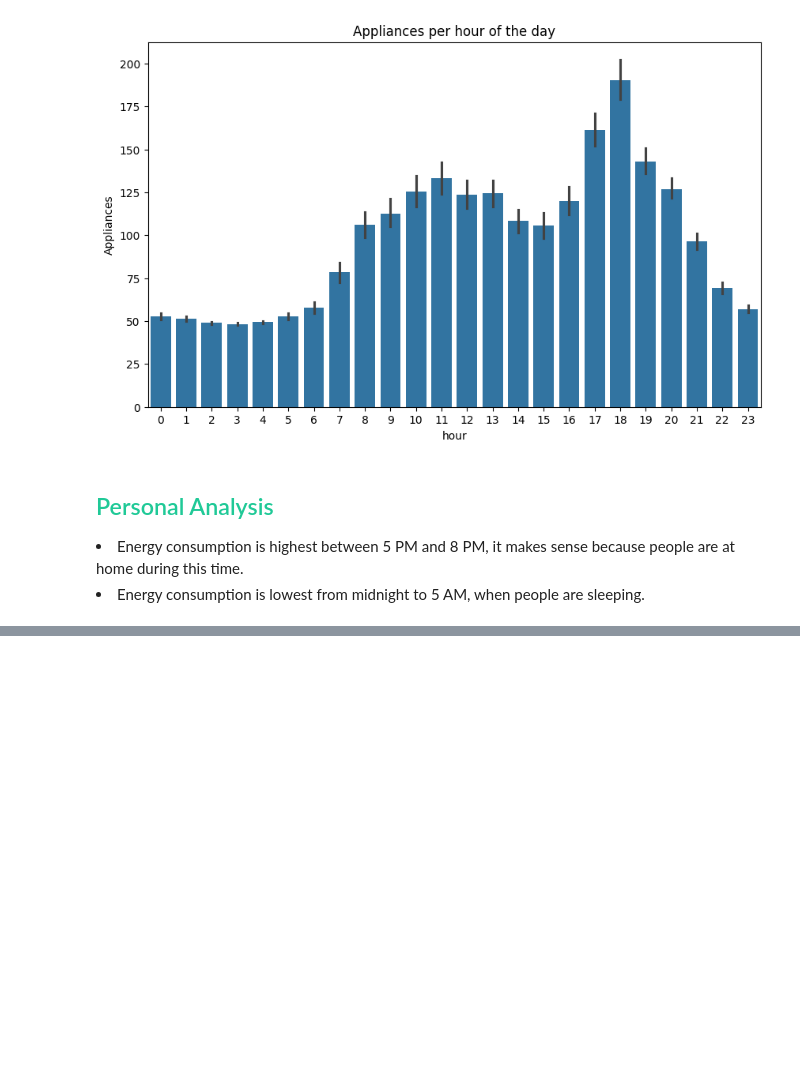
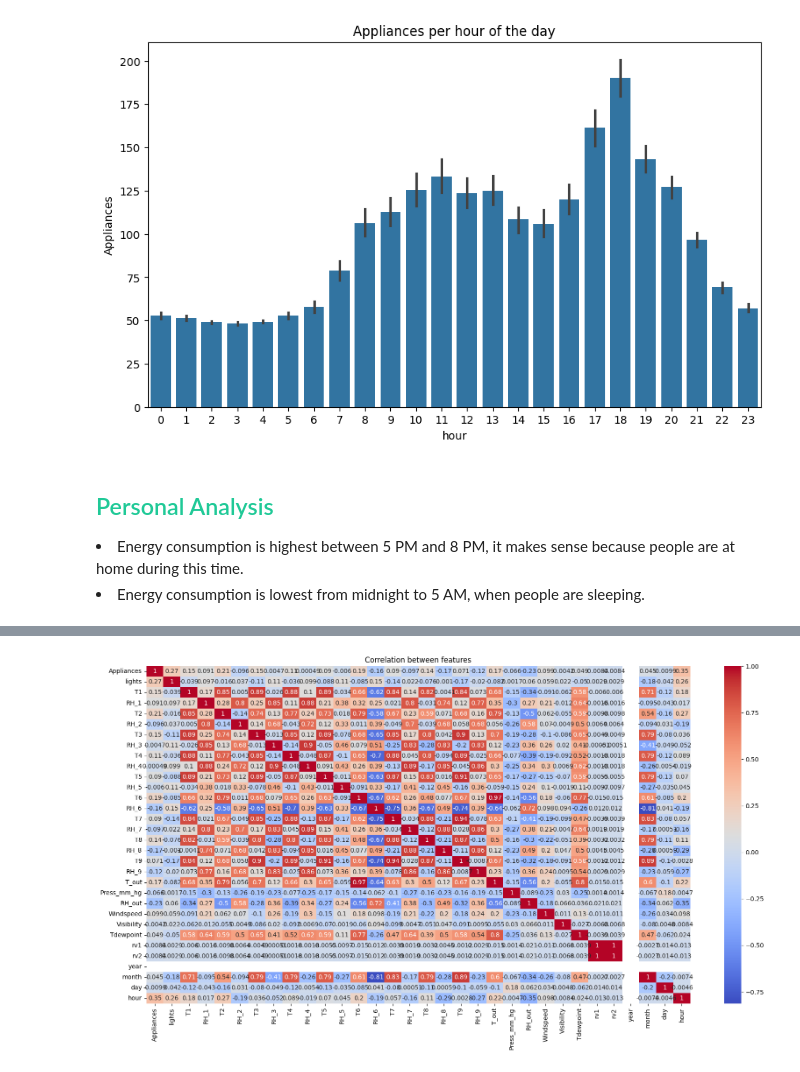
Before and after one commit to Mortti11/Introduction-Machine-Learning, a Jupyter notebook: Linear_Regression/linear.ipynb, the cells around one changed output, grey strips where cells are left out. Saved outputs shown, nothing was run; the diff lists cells and outputs as text; code cells hidden in the pictures; blank space fills up the shorter version.

```diff
--- a/Linear_Regression/linear.ipynb
+++ b/Linear_Regression/linear.ipynb
@@ -309,0 +300,9 @@ plt.show()
+# %%
+# Let's analyzing the correlation between the features
+correlation = data.corr()
+plt.figure(figsize=(20, 10))
+sns.heatmap(correlation, annot=True, cmap='coolwarm')
+plt.title('Correlation between features')
+plt.show()
+# %% [output]
+[figure, added]
```
Also changed, not shown: parts of 45 cells of this notebook, 6 other files.
